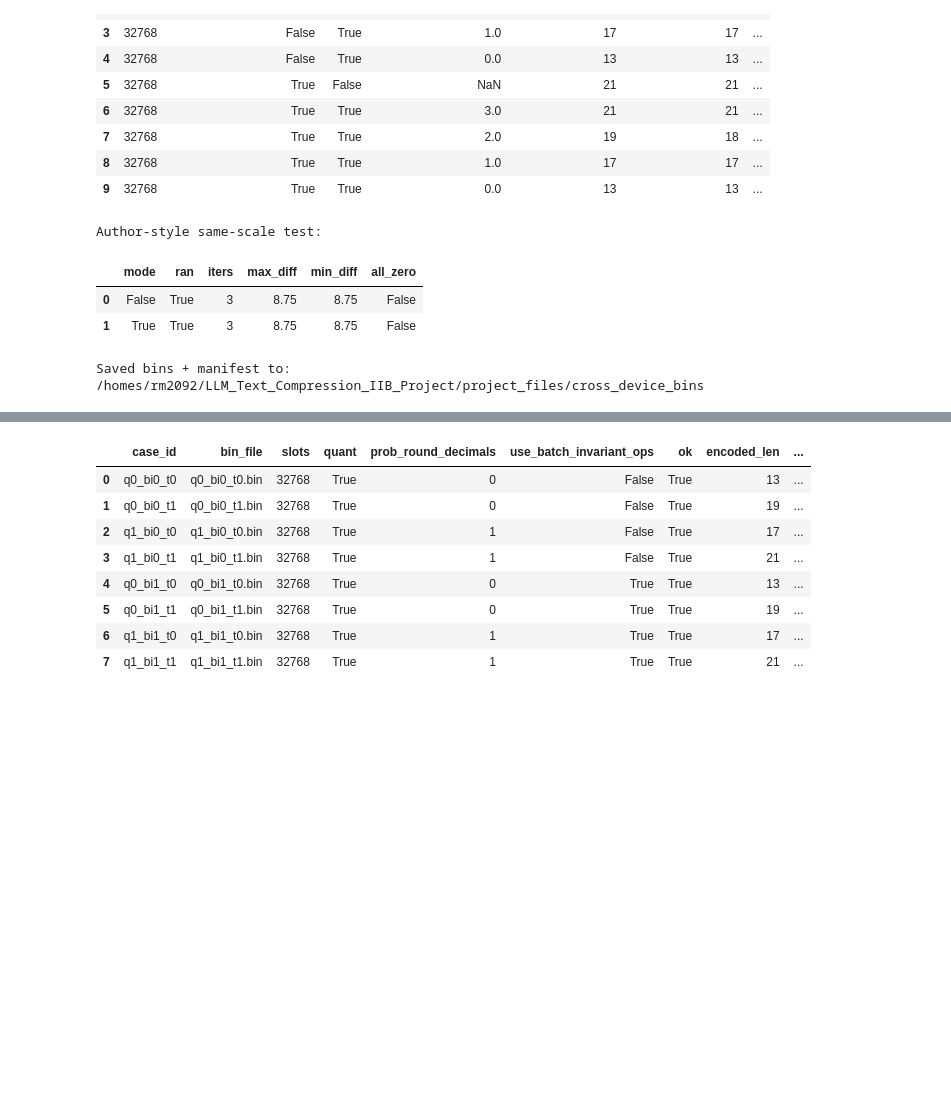
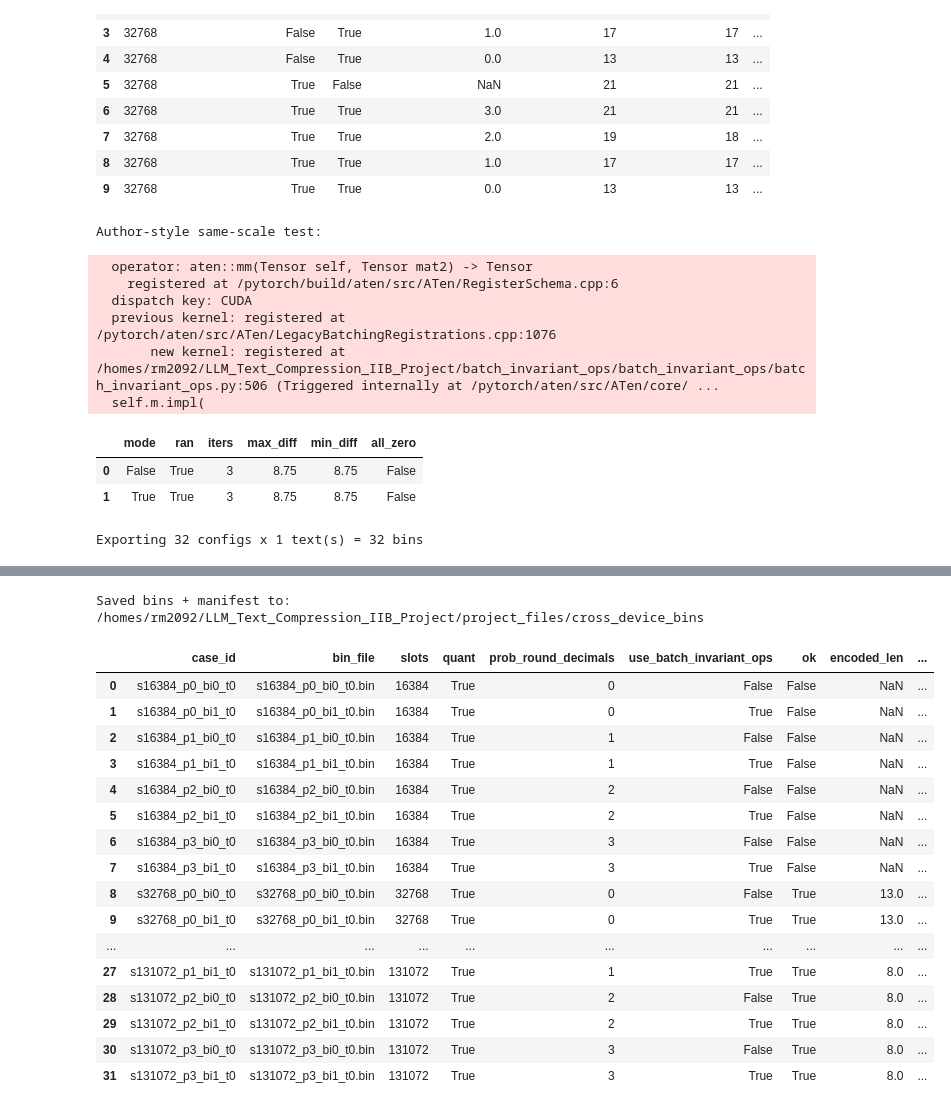
Before and after one commit to miaordh/LLM_Text_Compression_IIB_Project, a Jupyter notebook: lab_deterministic.ipynb, the cells around one changed output, grey strips where cells are left out. Cells and saved outputs as stored; diff of their text form; code cells hidden in the pictures; blank space fills up the shorter version.

Commit message:
Further cross-device/same device determinism check

```diff
--- a/lab_deterministic.ipynb
+++ b/lab_deterministic.ipynb
@@ -545,18 +545,28 @@ EXPORT_MODEL_ID = MODEL_ID
 ENCODE_DEVICE = "cpu"
 ENCODE_TIMEOUT_SEC_EXPORT = 120
 
-# You can tweak this list to generate more/fewer portable samples.
-EXPORT_CASES = [
-    {"label": "q0_bi0", "use_batch_invariant_ops": False, "quant": True, "prob_round_decimals": 0, "slots": 32768},
-    {"label": "q1_bi0", "use_batch_invariant_ops": False, "quant": True, "prob_round_decimals": 1, "slots": 32768},
-    {"label": "q0_bi1", "use_batch_invariant_ops": True,  "quant": True, "prob_round_decimals": 0, "slots": 32768},
-    {"label": "q1_bi1", "use_batch_invariant_ops": True,  "quant": True, "prob_round_decimals": 1, "slots": 32768},
-]
+# Frontier sweep: one text sample to keep runtime manageable.
+SLOTS_SWEEP = [16384, 32768, 65536, 131072]
+PROB_ROUND_SWEEP = [0, 1, 2, 3]
+BI_OPS_SWEEP = [False, True]
 
 TEXT_SAMPLES = [
     "The quick brown fox jumps over the lazy dog.",
-    "A short deterministic codec portability test.",
 ]
+
+EXPORT_CASES = []
+for slots in SLOTS_SWEEP:
+    for prob_rd in PROB_ROUND_SWEEP:
+        for use_bi in BI_OPS_SWEEP:
+            EXPORT_CASES.append({
+                "label": f"s{slots}_p{prob_rd}_bi{int(use_bi)}",
+                "use_batch_invariant_ops": use_bi,
+                "quant": True,
+                "prob_round_decimals": prob_rd,
+                "slots": slots,
+            })
+
+print(f"Exporting {len(EXPORT_CASES)} configs x {len(TEXT_SAMPLES)} text(s) = {len(EXPORT_CASES) * len(TEXT_SAMPLES)} bins")
 
 
 def _run_with_timeout_local(fn, timeout_sec, *args, **kwargs):
@@ -671,7 +681,13 @@ display(df_export[[
 ]])
 # %% [output]
 Author-style same-scale test:
+  operator: aten::mm(Tensor self, Tensor mat2) -> Tensor
+    registered at /pytorch/build/aten/src/ATen/RegisterSchema.cpp:6
+  dispatch key: CUDA
+  previous kernel: registered at /pytorch/aten/src/ATen/LegacyBatchingRegistrations.cpp:1076
+       new kernel: registered at /homes/rm2092/LLM_Text_Compression_IIB_Project/batch_invariant_ops/batch_invariant_ops/batch_invariant_ops.py:506 (Triggered internally at /pytorch/aten/src/ATen/core/ ...
+  self.m.impl(
 |  | mode | ran | iters | max_diff | min_diff | all_zero |
 | 0 | False | True | 3 | 8.75 | 8.75 | False |
 | 1 | True | True | 3 | 8.75 | 8.75 | False |
-Saved bins + manifest to: /homes/rm2092/LLM_Text_Compression_IIB_Project/project_files/cross_device_bins
+Exporting 32 configs x 1 text(s) = 32 bins
@@ -678,12 +695,21 @@ Saved bins + manifest to: /homes/rm2092/LLM_Text_Compression_IIB_Project/project
+Saved bins + manifest to: /homes/rm2092/LLM_Text_Compression_IIB_Project/project_files/cross_device_bins
 |  | case_id | bin_file | slots | quant | prob_round_decimals | use_batch_invariant_ops | ok | encoded_len | ... |
-| 0 | q0_bi0_t0 | q0_bi0_t0.bin | 32768 | True | 0 | False | True | 13 | ... |
-| 1 | q0_bi0_t1 | q0_bi0_t1.bin | 32768 | True | 0 | False | True | 19 | ... |
-| 2 | q1_bi0_t0 | q1_bi0_t0.bin | 32768 | True | 1 | False | True | 17 | ... |
-| 3 | q1_bi0_t1 | q1_bi0_t1.bin | 32768 | True | 1 | False | True | 21 | ... |
-| 4 | q0_bi1_t0 | q0_bi1_t0.bin | 32768 | True | 0 | True | True | 13 | ... |
-| 5 | q0_bi1_t1 | q0_bi1_t1.bin | 32768 | True | 0 | True | True | 19 | ... |
-| 6 | q1_bi1_t0 | q1_bi1_t0.bin | 32768 | True | 1 | True | True | 17 | ... |
-| 7 | q1_bi1_t1 | q1_bi1_t1.bin | 32768 | True | 1 | True | True | 21 | ... |
+| 0 | s16384_p0_bi0_t0 | s16384_p0_bi0_t0.bin | 16384 | True | 0 | False | False | NaN | ... |
+| 1 | s16384_p0_bi1_t0 | s16384_p0_bi1_t0.bin | 16384 | True | 0 | True | False | NaN | ... |
+| 2 | s16384_p1_bi0_t0 | s16384_p1_bi0_t0.bin | 16384 | True | 1 | False | False | NaN | ... |
+| 3 | s16384_p1_bi1_t0 | s16384_p1_bi1_t0.bin | 16384 | True | 1 | True | False | NaN | ... |
+| 4 | s16384_p2_bi0_t0 | s16384_p2_bi0_t0.bin | 16384 | True | 2 | False | False | NaN | ... |
+| 5 | s16384_p2_bi1_t0 | s16384_p2_bi1_t0.bin | 16384 | True | 2 | True | False | NaN | ... |
+| 6 | s16384_p3_bi0_t0 | s16384_p3_bi0_t0.bin | 16384 | True | 3 | False | False | NaN | ... |
+| 7 | s16384_p3_bi1_t0 | s16384_p3_bi1_t0.bin | 16384 | True | 3 | True | False | NaN | ... |
+| 8 | s32768_p0_bi0_t0 | s32768_p0_bi0_t0.bin | 32768 | True | 0 | False | True | 13.0 | ... |
+| 9 | s32768_p0_bi1_t0 | s32768_p0_bi1_t0.bin | 32768 | True | 0 | True | True | 13.0 | ... |
+| ... | ... | ... | ... | ... | ... | ... | ... | ... | ... |
+| 27 | s131072_p1_bi1_t0 | s131072_p1_bi1_t0.bin | 131072 | True | 1 | True | True | 8.0 | ... |
+| 28 | s131072_p2_bi0_t0 | s131072_p2_bi0_t0.bin | 131072 | True | 2 | False | True | 8.0 | ... |
+| 29 | s131072_p2_bi1_t0 | s131072_p2_bi1_t0.bin | 131072 | True | 2 | True | True | 8.0 | ... |
+| 30 | s131072_p3_bi0_t0 | s131072_p3_bi0_t0.bin | 131072 | True | 3 | False | True | 8.0 | ... |
+| 31 | s131072_p3_bi1_t0 | s131072_p3_bi1_t0.bin | 131072 | True | 3 | True | True | 8.0 | ... |
 # %%
 # Decode portable .bin files with safety limits (run this on another device if desired)
 import json
```
Also changed, not shown: parts of 5 cells of this notebook, 26 other files.
